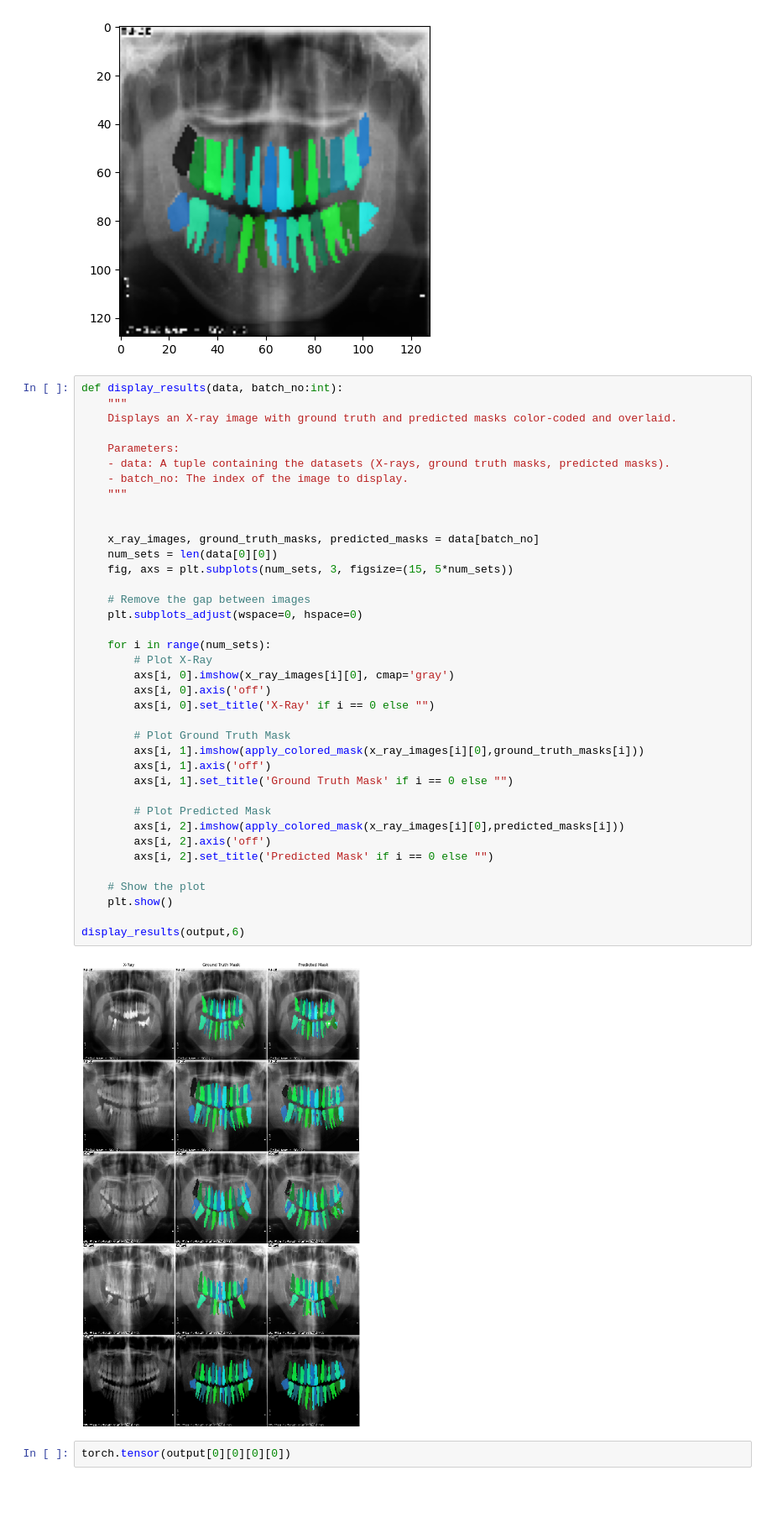
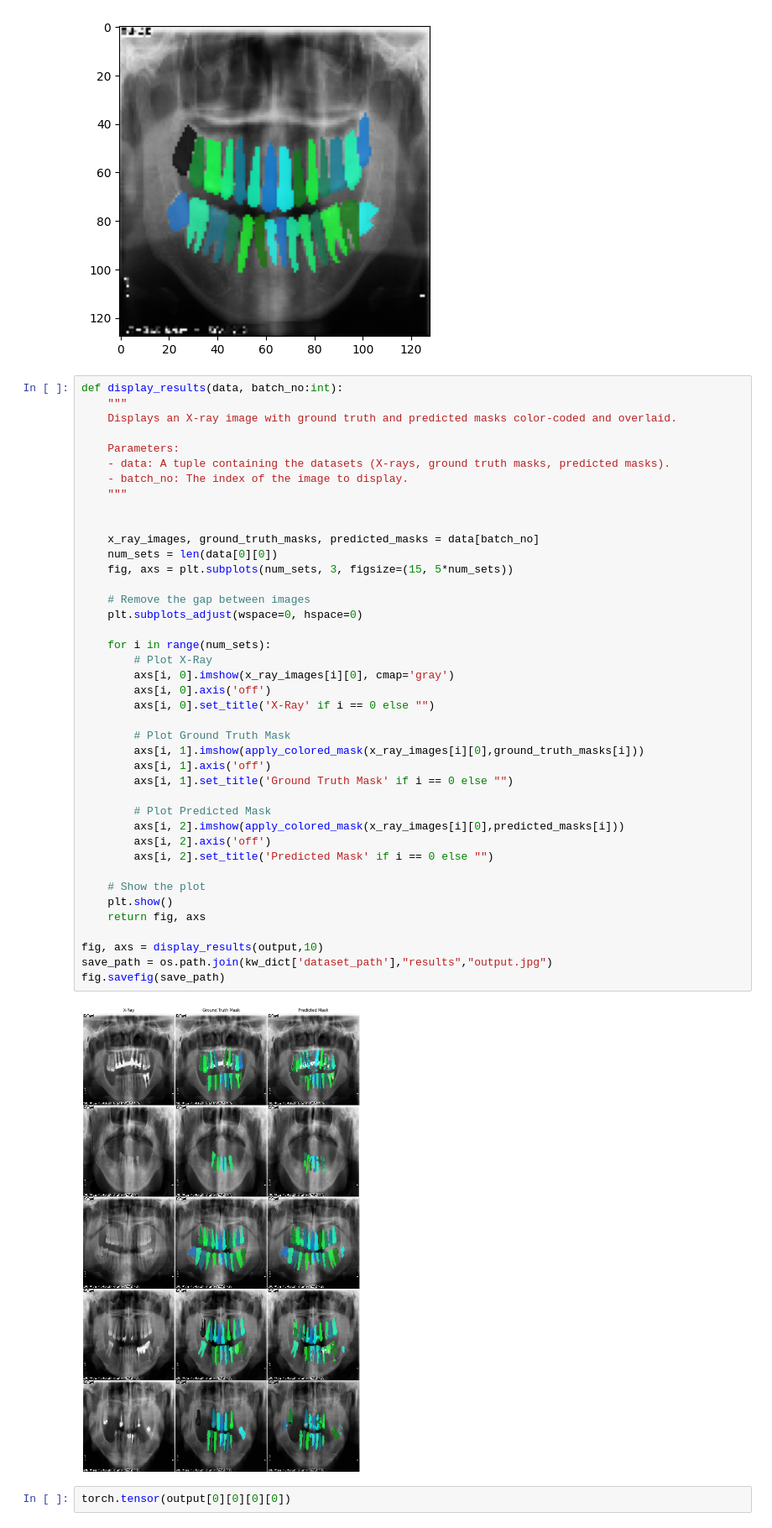
Before and after one commit to AlyxKing/DentSeg, a Jupyter notebook: app/src/dentseg.ipynb, the cells around one changed output. Shown at 84% size. Cells and saved outputs as stored; diff of their text form; blank space fills up the shorter version.

Commit message:
Sample output now saves to results

```diff
--- a/app/src/dentseg.ipynb
+++ b/app/src/dentseg.ipynb
@@ -120,35 +111,38 @@ def display_results(data, batch_no:int):
     """
 
 
     x_ray_images, ground_truth_masks, predicted_masks = data[batch_no]
     num_sets = len(data[0][0])
     fig, axs = plt.subplots(num_sets, 3, figsize=(15, 5*num_sets))
 
     # Remove the gap between images
     plt.subplots_adjust(wspace=0, hspace=0)
 
     for i in range(num_sets):
         # Plot X-Ray
         axs[i, 0].imshow(x_ray_images[i][0], cmap='gray')
         axs[i, 0].axis('off')
         axs[i, 0].set_title('X-Ray' if i == 0 else "")
 
         # Plot Ground Truth Mask
         axs[i, 1].imshow(apply_colored_mask(x_ray_images[i][0],ground_truth_masks[i]))
         axs[i, 1].axis('off')
         axs[i, 1].set_title('Ground Truth Mask' if i == 0 else "")
 
         # Plot Predicted Mask
         axs[i, 2].imshow(apply_colored_mask(x_ray_images[i][0],predicted_masks[i]))
         axs[i, 2].axis('off')
         axs[i, 2].set_title('Predicted Mask' if i == 0 else "")
 
     # Show the plot
     plt.show()
+    return fig, axs
 
-display_results(output,6)
+fig, axs = display_results(output,10)
+save_path = os.path.join(kw_dict['dataset_path'],"results","output.jpg")
+fig.savefig(save_path)
 # %% [output]
-[figure, old version]
+[figure, new version]
 # %%
 torch.tensor(output[0][0][0][0])
 # %% [output]
```
Also changed, not shown: parts of 1 cell of this notebook, 3 other files.
